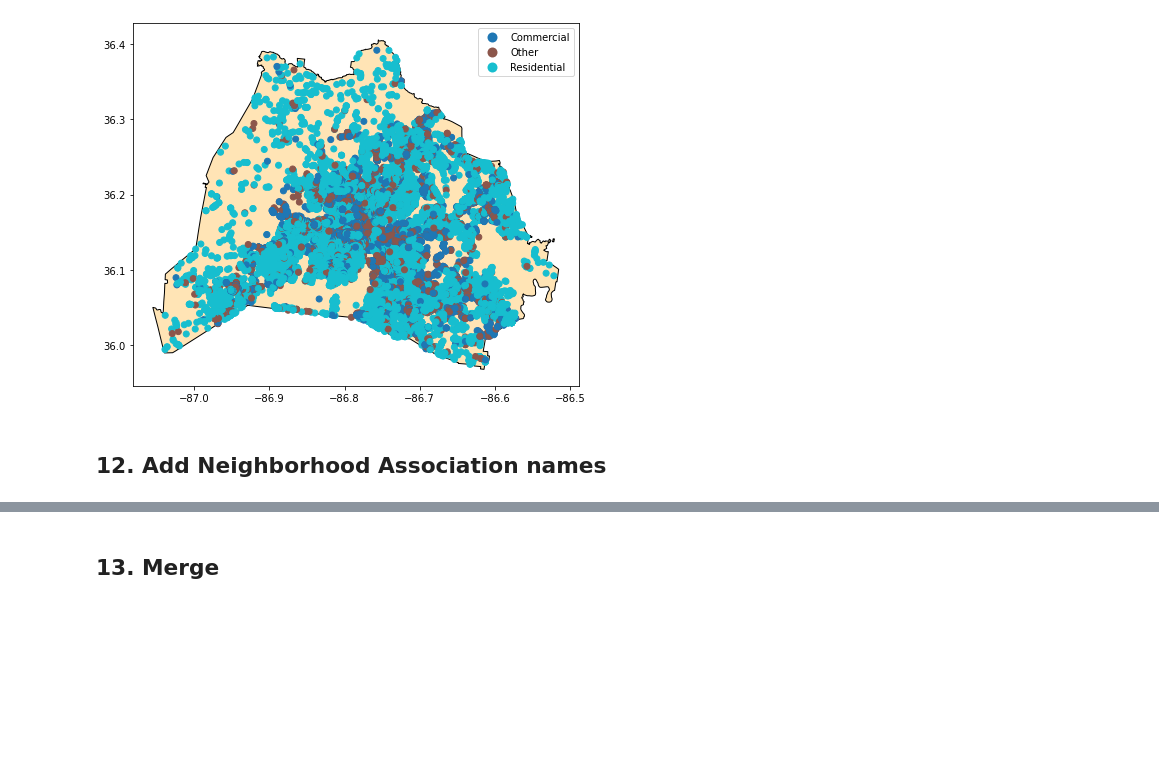
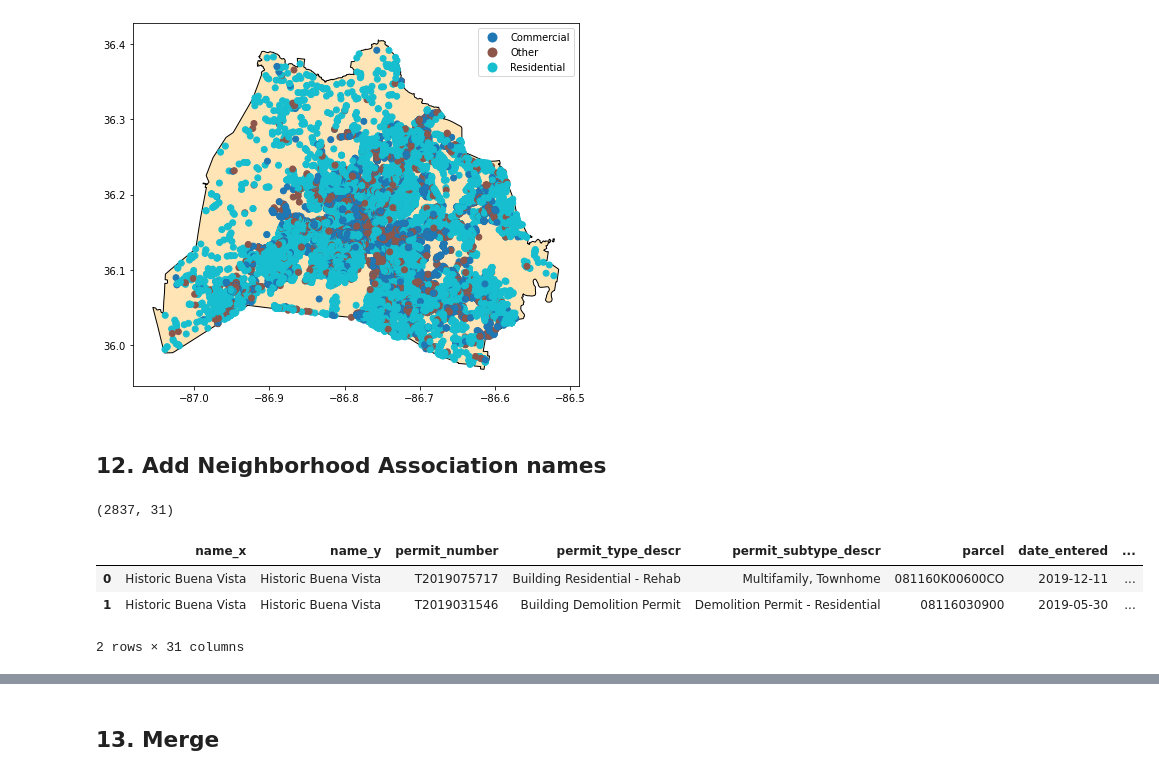
Before and after one commit to lorirocks/nashville-neighborhoods-capstone, a Jupyter notebook: notebooks/3_finalize_data.ipynb, the cells around one changed output, grey strips where cells are left out. Saved outputs shown, nothing was run; the diff lists cells and outputs as text; code cells hidden in the pictures; blank space fills up the shorter version.

Commit message:
In 3_finalize_data notebook completed through step 12, adding Neighborhood Assoc names to each row of Point data.

```diff
--- a/notebooks/3_finalize_data.ipynb
+++ b/notebooks/3_finalize_data.ipynb
@@ -672,0 +684,30 @@ df2_issued_geo.plot(column = 'category', ax = ax, legend = True)
+# %%
+# BLDG PERMIT APPLICATIONS SUBSET - Add Neighborhood Assn name to each row
+# Goal: Get Neighborhood Assoc name on each row where applicable, otherwise NaN
+# Reference info: https://geopandas.org/mergingdata.html#spatial-joins
+
+# Overwriting dfx_geo
+# Number of columns increased because some N.Assoc's don't have points and have been added w/all NaNs
+
+# pre-generates sindex on df1
+df_na_bound_clean.sindex
+
+# polygon df is on left
+df1_applic_geo = gpd.sjoin(df_na_bound_clean, df1_applic_geo
+                           , how = 'right'
+                           , op = 'intersects'
+                           , lsuffix = 'boundary'  #Suffix to apply to overlapping column names (left GeoDataFrame)
+                           , rsuffix = 'apps'      #Suffix to apply to overlapping column names (right GeoDataFrame)
+                          ).reset_index(drop = True)
+
+# new df added anohter index column. Not sure why, but this drops it.
+df1_applic_geo = df1_applic_geo.drop(columns = ['index_boundary'])
+
+print(df1_applic_geo.shape)
+df1_applic_geo.head(2)
+# %% [output]
+(2837, 31)
+|  | name_x | name_y | permit_number | permit_type_descr | permit_subtype_descr | parcel | date_entered | ... |
+| 0 | Historic Buena Vista | Historic Buena Vista | T2019075717 | Building Residential - Rehab | Multifamily, Townhome | 081160K00600CO | 2019-12-11 | ... |
+| 1 | Historic Buena Vista | Historic Buena Vista | T2019031546 | Building Demolition Permit | Demolition Permit - Residential | 08116030900 | 2019-05-30 | ... |
+2 rows × 31 columns
```
Also changed, not shown: parts of 3 cells of this notebook.
